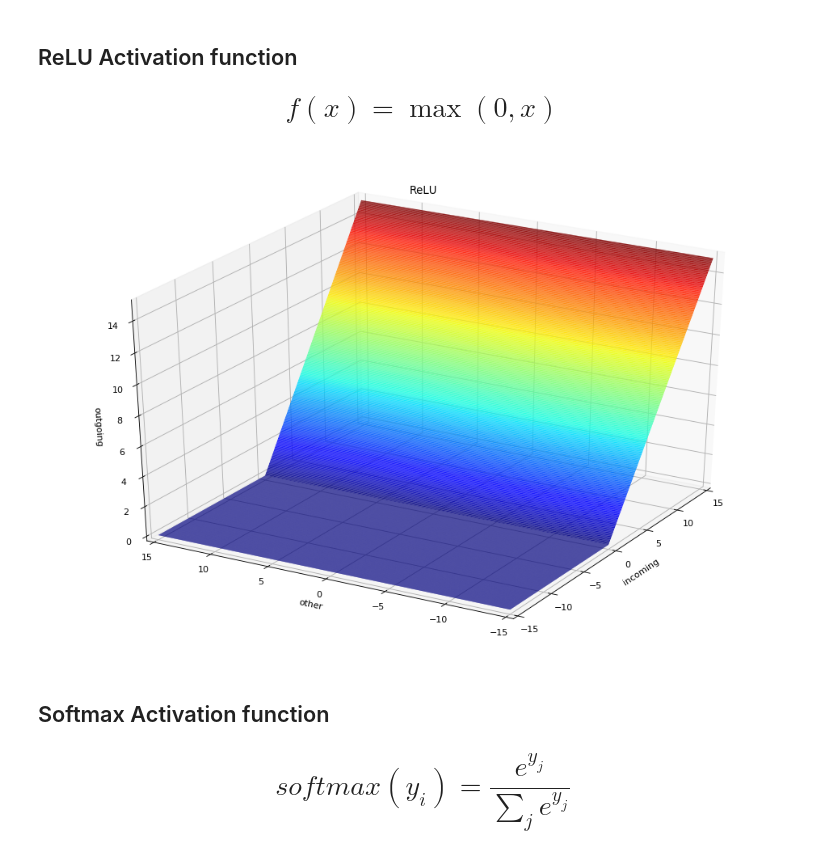
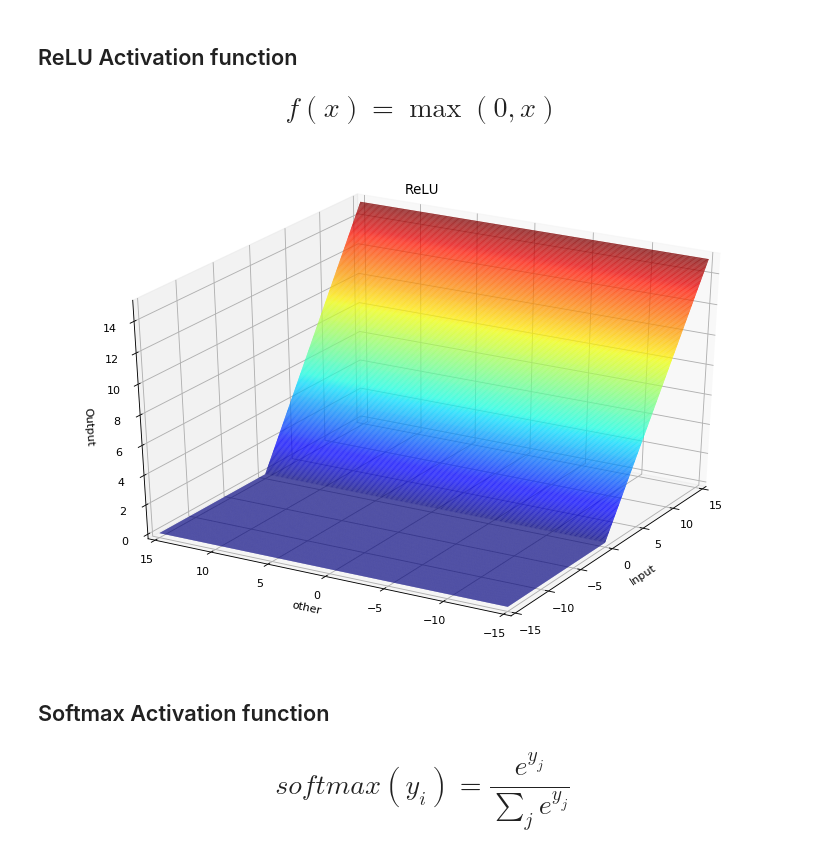
Before and after one commit to tasbirul/Deep-Learning, a Jupyter notebook: Intro-Deep-Learning/01_Deep_Learning_Functions.ipynb, the cells around one changed output. Drawn from its saved outputs; the diff is of its cells as text; code cells hidden in the pictures.

```diff
--- a/Intro-Deep-Learning/01_Deep_Learning_Functions.ipynb
+++ b/Intro-Deep-Learning/01_Deep_Learning_Functions.ipynb
@@ -1,11 +1,9 @@
 # %% [markdown]
 # Deep Learning Functions
 # %%
-#import imp
-import utility
+import utils
 import numpy as np
-#imp.reload(utility)
 
-plot = utility.Plot(['incoming', 'other', 'outgoing'], (-15, 15), (-15, 15), 500)
+plot = utils.Plot(['Input', 'other', 'Output'], (-15, 15), (-15, 15), 500)
 plot.view(elev=0, azim=210)
-incoming = plot.coords()
+Input = plot.coords()
@@ -35,10 +45,10 @@ plot('Sigmoid', outgoing[0])
 
 # $$ f(x) = \max(0, x) $$
 # %%
-outgoing = np.maximum(0, incoming)
-plot('ReLU', outgoing[0])
+Output = np.maximum(0, Input)
+plot('ReLU', Output[0])
 # %% [output]
-[figure, old version]
+[figure, new version]
 # %% [markdown]
 ## Softmax Activation function
 
```
Also changed, not shown: parts of 8 cells of this notebook, 5 other files.
